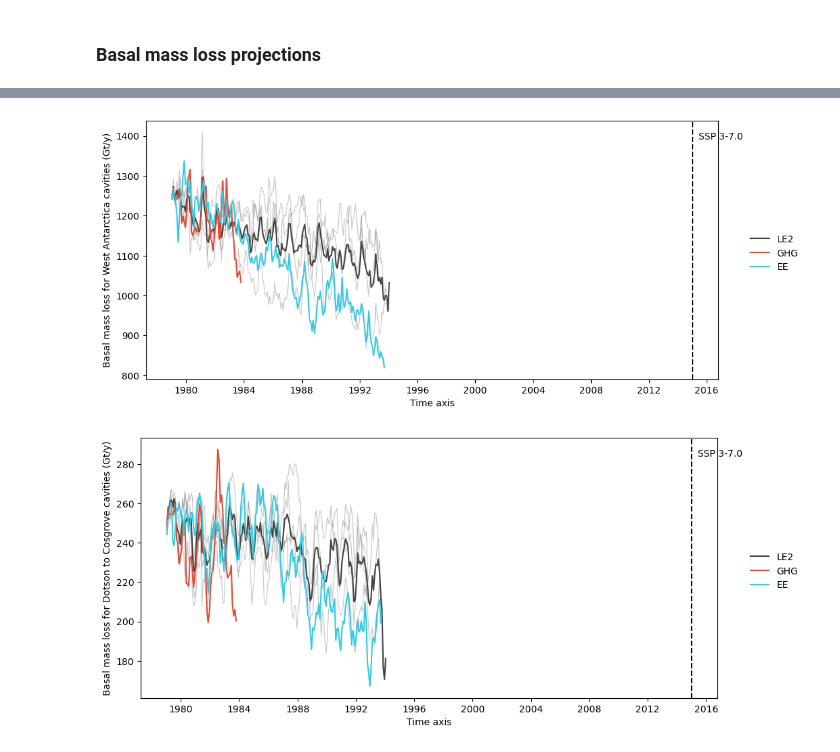
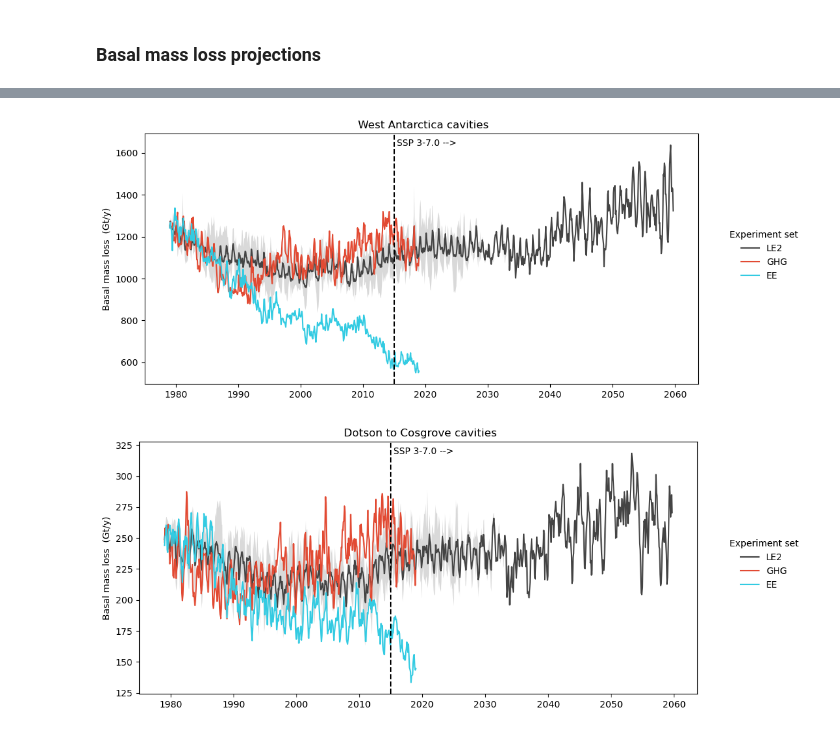
Before and after one commit to brogalla/analysis-birgal, a Jupyter notebook: nemo_config_setup/climate-experiments/CESM2/LE2_ensemble_1979-2050.ipynb, the cells around one changed output, grey strips where cells are left out. Drawn from its saved outputs; the diff is of its cells as text; code cells hidden in the pictures.

Commit message:
timeseries analysis

```diff
--- a/nemo_config_setup/climate-experiments/CESM2/LE2_ensemble_1979-2050.ipynb
+++ b/nemo_config_setup/climate-experiments/CESM2/LE2_ensemble_1979-2050.ipynb
@@ -167,34 +167,32 @@ Could do something similar for the pycnocline
 # %%
 # paths to experiment results
 experiment_sets = {
-    'LE2':{'path': [f'/gws/nopw/j04/anthrofail/birgal/NEMO_AIS/output/CESM2_3hwind_1979_t0_0955_ens{ens}/' for ens in LE2_ensemble_membs[0:4]],
+    'LE2':{'path': [f'/gws/nopw/j04/anthrofail/birgal/NEMO_AIS/output/CESM2_3hwind_1979_t0_0955_ens{ens}/' for ens in LE2_ensemble_membs],
            'color': '#444444'},
     'GHG':{'path': [f'/gws/nopw/j04/anthrofail/birgal/NEMO_AIS/output/CESM2_SF-GHG_1979_t0_0955_ens{ens}/' for ens in GHG_ensemble_membs],
            'color': '#e24a33'},
     'EE' :{'path': [f'/gws/nopw/j04/anthrofail/birgal/NEMO_AIS/output/CESM2_SF-EE_1979_t0_0955_ens{ens}/' for ens in EE_ensemble_membs],
            'color': '#33cbe2'},
-    'ERA5':{'path': [f'/gws/nopw/j04/anthrofail/birgal/NEMO_AIS/output/ERA5_1h_tune0_efr020/'],
-           'color': 'k'}
+    'ERA5':{'path': ['/gws/nopw/j04/anthrofail/birgal/NEMO_AIS/output/ERA5_1h_tune0_efr020/'],
+           'color': '#444444'}
 }
 # %%
-def plot_multiple_experiments(var, expts, annual_mean=False):
+def plot_multiple_experiments(var, expts, annual_mean=False, gtype='T', shade_range=False):
 
     fig, ax = plt.subplots(1,1, figsize=(11,5))
 
     for expt in expts:
 
-        data = xr.open_mfdataset([f'{dirpath}files0/timeseries_T.nc' for dirpath in experiment_sets[expt]['path']],
+        data = xr.open_mfdataset([f'{dirpath}timeseries_{gtype}.nc' for dirpath in experiment_sets[expt]['path']],
                                  combine='nested', concat_dim='ensemble_member', join='outer', coords='minimal', compat='override')
 
         if annual_mean:
             data = data.resample(time_centered='YS').mean()
 
-        plot_experiment_set(data[var], expt, experiment_sets[expt]['color'], ax)
-    ax.legend(frameon=False, loc=(1.05, 0.4))
+        plot_experiment_set(data[var], expt, experiment_sets[expt]['color'], ax, shade_range=shade_range)
+    ax.legend(frameon=False, loc=(1.05, 0.4), title='Experiment set')
     ax.axvline(pd.Timestamp('2014-12-31'), c='k', linestyle='--')
-    ax.text(pd.Timestamp('2015-06-15'), ax.get_ylim()[1]*0.98, 'SSP 3-7.0', verticalalignment='top')
-    ax.set_title('')
-
+    ax.text(pd.Timestamp('2015-06-15'), (ax.get_ylim()[1]-ax.get_ylim()[0])*0.98+ax.get_ylim()[0], 'SSP 3-7.0 -->', verticalalignment='top')
 
     return fig, ax
 # %%
@@ -221,7 +239,8 @@ def plot_experiment_set(da, expt_name, color, ax, label_mean=True):
 # %%
-fig, ax = plot_multiple_experiments('west_antarctica_massloss', ['LE2','GHG','EE'], annual_mean=False)
-fig, ax = plot_multiple_experiments('dotson_cosgrove_massloss', ['LE2','GHG','EE'], annual_mean=False)
+fig, ax = plot_multiple_experiments('west_antarctica_massloss', ['LE2','GHG','EE'], annual_mean=False, shade_range=True)
+fig, ax = plot_multiple_experiments('dotson_cosgrove_massloss', ['LE2','GHG','EE'], annual_mean=False, shade_range=True)
+# fig, ax = plot_multiple_experiments('getz_massloss', ['LE2','GHG','EE','ERA5'], annual_mean=False)
 # %% [output]
-[figure, old version]
+[figure, new version]
-[figure, old version]
+[figure, new version]
 # %%
```
Also changed, not shown: parts of 5 cells of this notebook.
